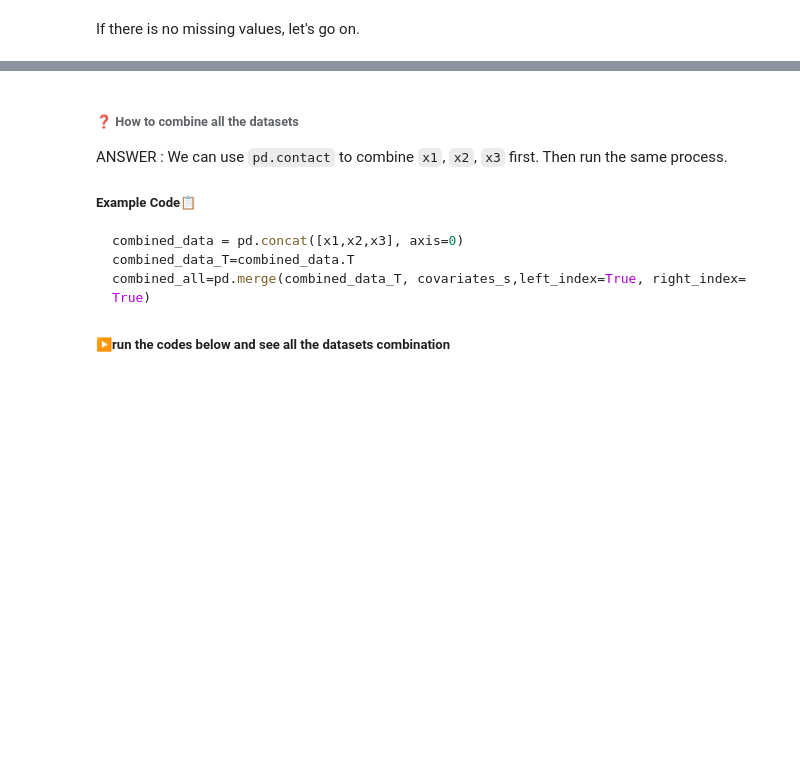
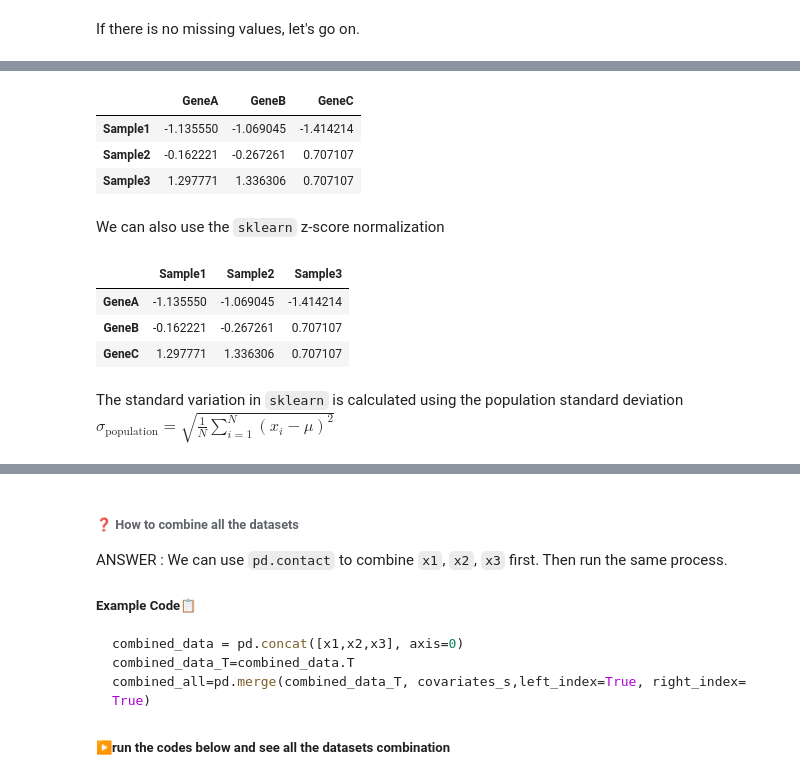
Before and after one commit to WanbingZeng/OMINEX, a Jupyter notebook: Chapeter 1 Data Loading and Preprocessing.ipynb, the cells around one changed output, grey strips where cells are left out. Saved outputs shown, nothing was run; the diff lists cells and outputs as text; code cells hidden in the pictures; blank space fills up the shorter version.

```diff
--- a/Chapeter 1 Data Loading and Preprocessing.ipynb
+++ b/Chapeter 1 Data Loading and Preprocessing.ipynb
@@ -207,0 +302,12 @@ If there is no missing values, let's go on.
+# %%
+mean = df1.mean() # Calculate the Mean
+std = df1.std(axis=0, ddof=0)
+df1_standardized = (df1-mean )/ std # Apply the Formula
+df1_standardized
+# %% [output]
+|  | GeneA | GeneB | GeneC |
+| Sample1 | -1.135550 | -1.069045 | -1.414214 |
+| Sample2 | -0.162221 | -0.267261 | 0.707107 |
+| Sample3 | 1.297771 | 1.336306 | 0.707107 |
+# %% [markdown]
+We can also use the `sklearn` z-score normalization
@@ -207,0 +318,10 @@ If there is no missing values, let's go on.
+# %%
+df1_standardized_sklearn = pd.DataFrame(df1_standardized_sklearn, index=x1.index, columns=x1.columns)
+df1_standardized_sklearn
+# %% [output]
+|  | Sample1 | Sample2 | Sample3 |
+| GeneA | -1.135550 | -1.069045 | -1.414214 |
+| GeneB | -0.162221 | -0.267261 | 0.707107 |
+| GeneC | 1.297771 | 1.336306 | 0.707107 |
+# %% [markdown]
+The standard variation in `sklearn` is calculated using the population standard deviation$\sigma_{\text{population}} = \sqrt{\frac{1}{N} \sum_{i=1}^{N} (x_i - \mu)^2}$
```
Also changed, not shown: parts of 32 cells of this notebook.
